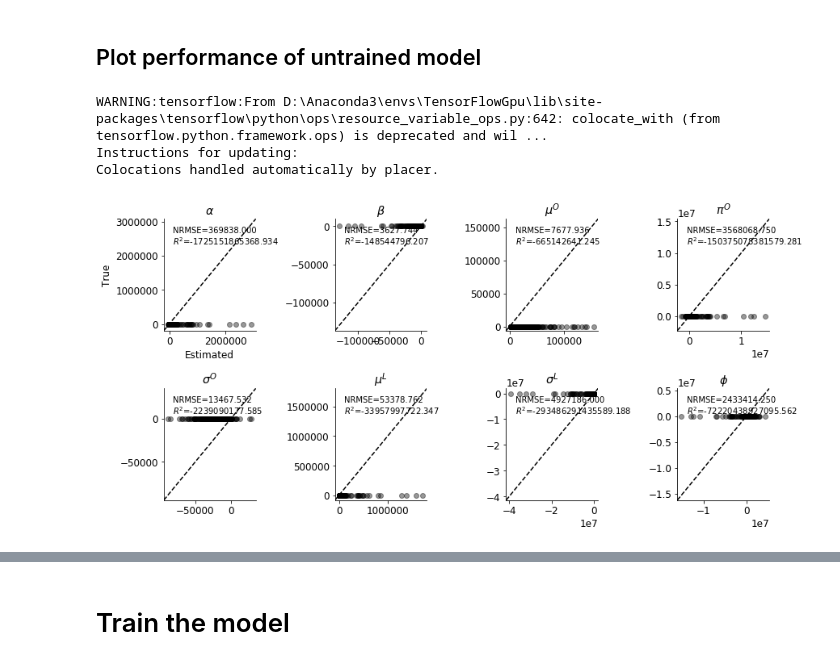
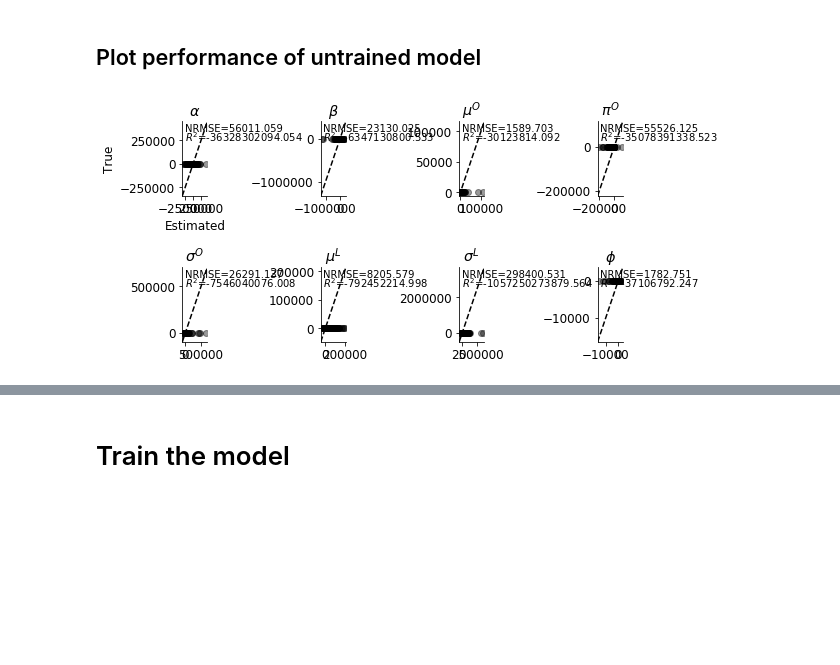
Before and after one commit to stefanradev93/cINN, a Jupyter notebook: seqRNA_cINN_Attention_Example.ipynb, the cells around one changed output, grey strips where cells are left out. Cells and saved outputs as stored; diff of their text form; code cells hidden in the pictures; blank space fills up the shorter version.

```diff
--- a/seqRNA_cINN_Attention_Example.ipynb
+++ b/seqRNA_cINN_Attention_Example.ipynb
@@ -96,6 +96,19 @@ class RNADataLoader:
             X, y = tf.convert_to_tensor(X), tf.convert_to_tensor(y)
         return X, y
 
+    def load_sbc(self, n_sbc=5000, path='.', to_tensor=True):
+        """Loads a sbc dataset."""
+
+        X = np.load(os.path.join(path, 'sbc', 'rna_data_test.npy')).astype(np.float32)
+        y = np.load(os.path.join(path, 'sbc', 'rna_params_test.npy')).astype(np.float32)
+        X = X.reshape(self._n_genes, self._n_cells, n_sbc).T
+        if self._log:
+            X = np.log1p(X)
+        if to_tensor:
+            X, y = tf.convert_to_tensor(X), tf.convert_to_tensor(y)
+        return X, y
+
+
     def _load_next(self):
         """Loads the current data files."""
 
@@ -177,7 +190,7 @@ data_loader  = RNADataLoader(batch_size, data_path, normalize=False, log=True,
 # %% [markdown]
 ## Create a test set
 # %%
-X_test, theta_test = data_loader.load_test(n_test=300, path=data_path)
+X_test, theta_test = data_loader.load_test(n_test=500, path=data_path)
 # %% [markdown]
 ## Create networks
 # %%
@@ -201,9 +214,6 @@ Restored from ./checkpoints/seqrna\ckpt-final
 ## Plot performance of untrained model
 # %%
 plot_true_est_scatter(model, X_test, theta_test,
-                      n_samples_posterior, param_names, figsize=(12, 6))
+                      n_samples_posterior, param_names, figsize=(8, 4))
 # %% [output]
-WARNING:tensorflow:From D:\Anaconda3\envs\TensorFlowGpu\lib\site-packages\tensorflow\python\ops\resource_variable_ops.py:642: colocate_with (from tensorflow.python.framework.ops) is deprecated and wil ...
-Instructions for updating:
-Colocations handled automatically by placer.
-[figure, old version]
+[figure, new version]
```
Also changed, not shown: parts of 5 cells of this notebook, 26 other files.
